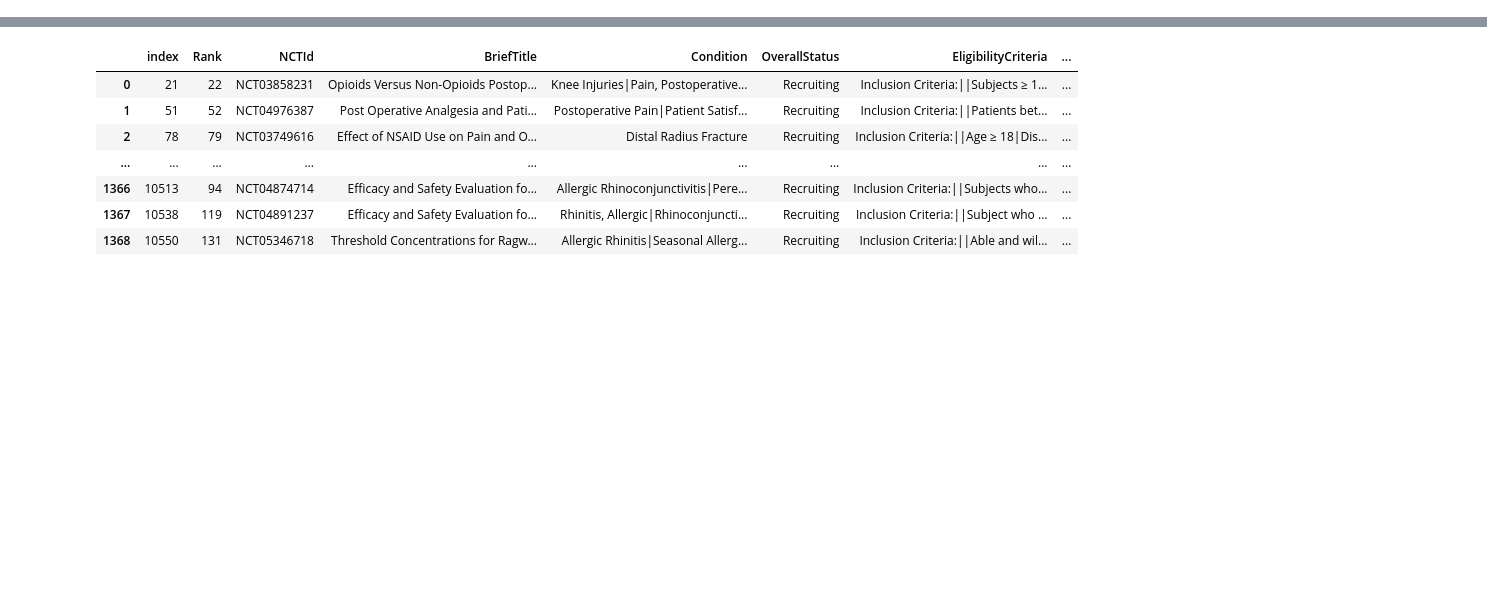
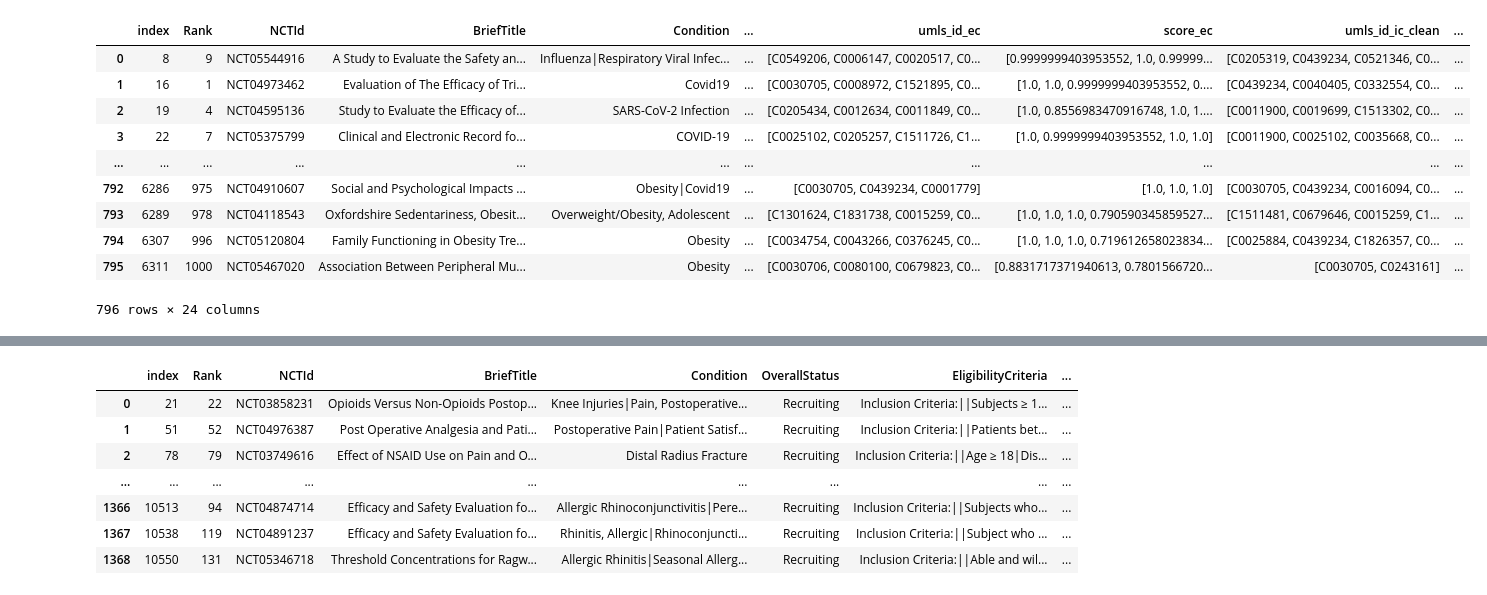
Before and after one commit to victormurcia/CTS_Test, a Jupyter notebook: CTS_Unifying_Routines.ipynb, the cells around one changed output, grey strips where cells are left out. Cells and saved outputs as stored; diff of their text form; code cells hidden in the pictures; blank space fills up the shorter version.

```diff
--- a/CTS_Unifying_Routines.ipynb
+++ b/CTS_Unifying_Routines.ipynb
@@ -554,0 +690,6 @@ Parsing patient records took: 2031.22 seconds
+# %%
+pd.set_option("display.max_columns", 10)
+pd.set_option("display.max_rows", 100)
+final_patient_df = cts_parser(patients_df,model)
+#final_patient_df= cts_parser(patients_df,model)
+final_patient_df
@@ -554,0 +720,3 @@ Parsing patient records took: 2031.22 seconds
+# %%
+pd.set_option("display.max_rows", 100)
+final_patient_df
@@ -554,0 +755,15 @@ Parsing patient records took: 2031.22 seconds
+# %%
+pd.set_option("display.max_rows", 8)
+final_df
+# %% [output]
+|  | index | Rank | NCTId | BriefTitle | Condition | ... | umls_id_ec | score_ec | umls_id_ic_clean | ... |
+| 0 | 8 | 9 | NCT05544916 | A Study to Evaluate the Safety an... | Influenza|Respiratory Viral Infec... | ... | [C0549206, C0006147, C0020517, C0... | [0.9999999403953552, 1.0, 0.99999... | [C0205319, C0439234, C0521346, C0... | ... |
+| 1 | 16 | 1 | NCT04973462 | Evaluation of The Efficacy of Tri... | Covid19 | ... | [C0030705, C0008972, C1521895, C0... | [1.0, 1.0, 0.9999999403953552, 0.... | [C0439234, C0040405, C0332554, C0... | ... |
+| 2 | 19 | 4 | NCT04595136 | Study to Evaluate the Efficacy of... | SARS-CoV-2 Infection | ... | [C0205434, C0012634, C0011849, C0... | [1.0, 0.8556983470916748, 1.0, 1.... | [C0011900, C0019699, C1513302, C0... | ... |
+| 3 | 22 | 7 | NCT05375799 | Clinical and Electronic Record fo... | COVID-19 | ... | [C0025102, C0205257, C1511726, C1... | [1.0, 0.9999999403953552, 1.0, 1.0] | [C0011900, C0025102, C0035668, C0... | ... |
+| ... | ... | ... | ... | ... | ... | ... | ... | ... | ... | ... |
+| 792 | 6286 | 975 | NCT04910607 | Social and Psychological Impacts ... | Obesity|Covid19 | ... | [C0030705, C0439234, C0001779] | [1.0, 1.0, 1.0] | [C0030705, C0439234, C0016094, C0... | ... |
+| 793 | 6289 | 978 | NCT04118543 | Oxfordshire Sedentariness, Obesit... | Overweight/Obesity, Adolescent | ... | [C1301624, C1831738, C0015259, C0... | [1.0, 1.0, 1.0, 0.790590345859527... | [C1511481, C0679646, C0015259, C1... | ... |
+| 794 | 6307 | 996 | NCT05120804 | Family Functioning in Obesity Tre... | Obesity | ... | [C0034754, C0043266, C0376245, C0... | [1.0, 1.0, 1.0, 0.719612658023834... | [C0025884, C0439234, C1826357, C0... | ... |
+| 795 | 6311 | 1000 | NCT05467020 | Association Between Peripheral Mu... | Obesity | ... | [C0030706, C0080100, C0679823, C0... | [0.8831717371940613, 0.7801566720... | [C0030705, C0243161] | ... |
+796 rows × 24 columns
```
Also changed, not shown: parts of 26 cells of this notebook.
